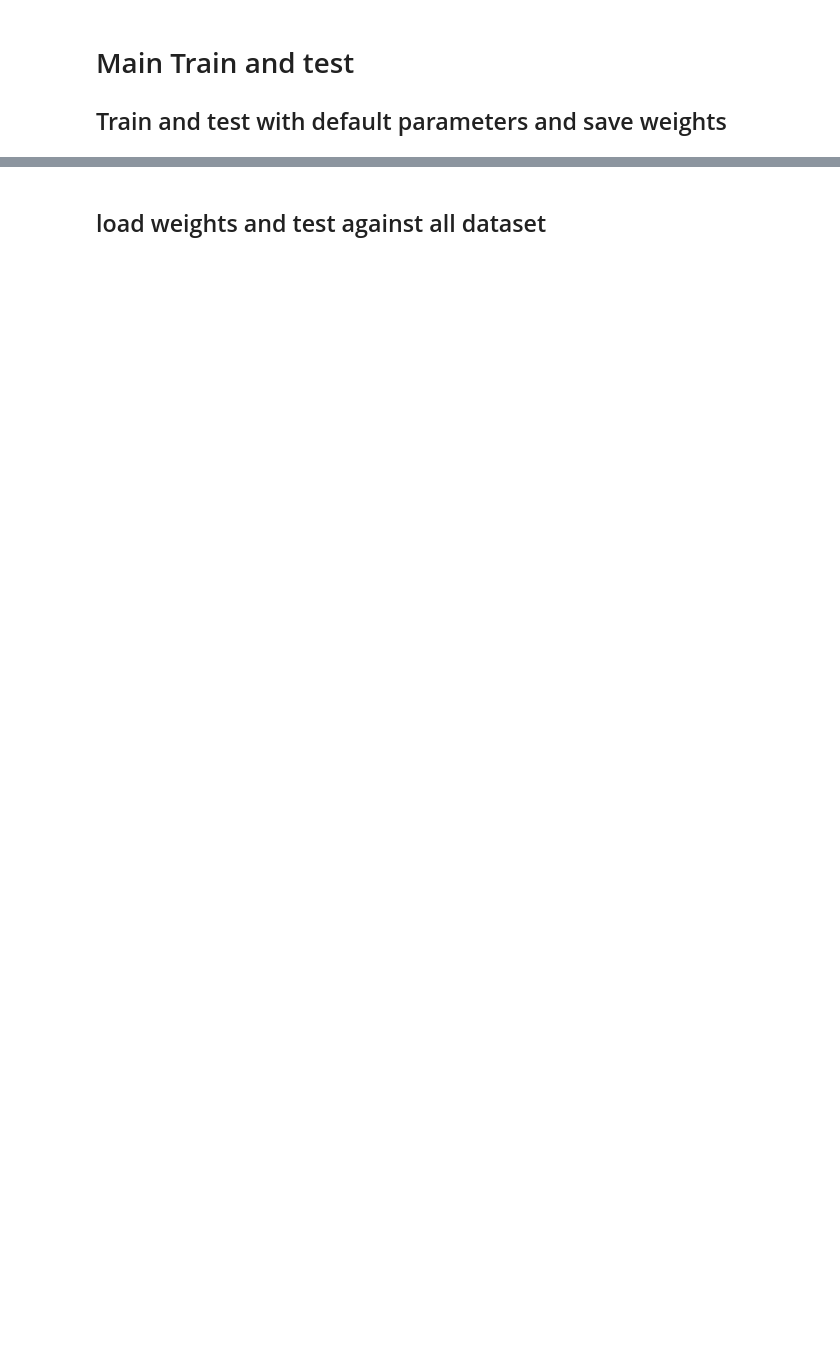
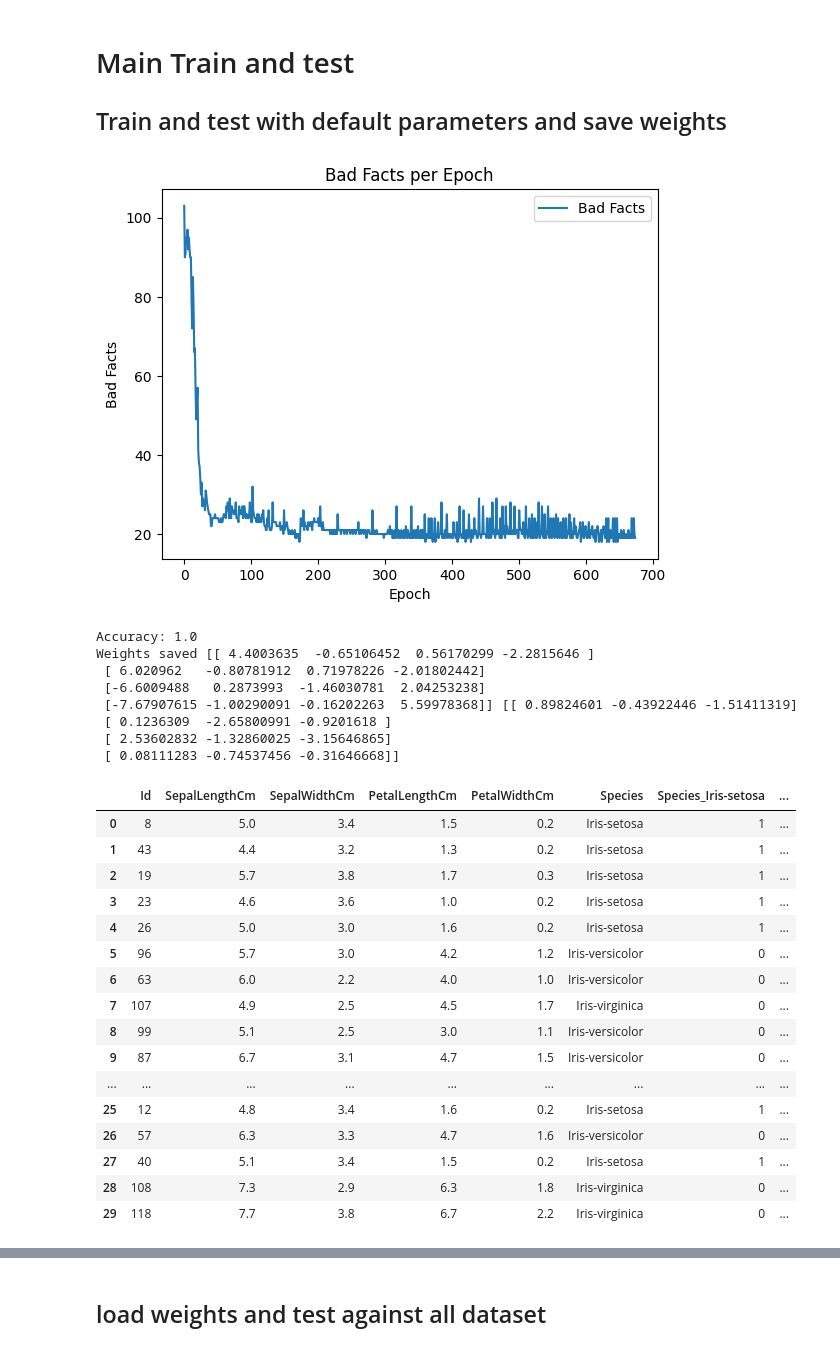
Before and after one commit to wayne1512/Iris-classification, a Jupyter notebook: Iris_classification_NN.ipynb, the cells around one changed output, grey strips where cells are left out. Saved outputs shown, nothing was run; the diff lists cells and outputs as text; code cells hidden in the pictures; blank space fills up the shorter version.

```diff
--- a/Iris_classification_NN.ipynb
+++ b/Iris_classification_NN.ipynb
@@ -327,10 +332,39 @@ def load_weights():
 
 ## Train and test with default parameters and save weights
 # %%
-init(p_layer1_activation_function="sigmoid",p_layer2_activation_function="softmax")
+init()
+print("shuffle_seed:",shuffle_seed)
 train()
 accuracy = test()
 
 print("Accuracy:",accuracy)
+save_weights()
 
-save_weights()
+testing_data
+# %% [output]
+[figure, added]
+Accuracy: 1.0
+Weights saved [[ 4.4003635  -0.65106452  0.56170299 -2.2815646 ]
+ [ 6.020962   -0.80781912  0.71978226 -2.01802442]
+ [-6.6009488   0.2873993  -1.46030781  2.04253238]
+ [-7.67907615 -1.00290091 -0.16202263  5.59978368]] [[ 0.89824601 -0.43922446 -1.51411319]
+ [ 0.1236309  -2.65800991 -0.9201618 ]
+ [ 2.53602832 -1.32860025 -3.15646865]
+ [ 0.08111283 -0.74537456 -0.31646668]]
+|  | Id | SepalLengthCm | SepalWidthCm | PetalLengthCm | PetalWidthCm | Species | Species_Iris-setosa | ... |
+| 0 | 8 | 5.0 | 3.4 | 1.5 | 0.2 | Iris-setosa | 1 | ... |
+| 1 | 43 | 4.4 | 3.2 | 1.3 | 0.2 | Iris-setosa | 1 | ... |
+| 2 | 19 | 5.7 | 3.8 | 1.7 | 0.3 | Iris-setosa | 1 | ... |
+| 3 | 23 | 4.6 | 3.6 | 1.0 | 0.2 | Iris-setosa | 1 | ... |
+| 4 | 26 | 5.0 | 3.0 | 1.6 | 0.2 | Iris-setosa | 1 | ... |
+| 5 | 96 | 5.7 | 3.0 | 4.2 | 1.2 | Iris-versicolor | 0 | ... |
+| 6 | 63 | 6.0 | 2.2 | 4.0 | 1.0 | Iris-versicolor | 0 | ... |
+| 7 | 107 | 4.9 | 2.5 | 4.5 | 1.7 | Iris-virginica | 0 | ... |
+| 8 | 99 | 5.1 | 2.5 | 3.0 | 1.1 | Iris-versicolor | 0 | ... |
+| 9 | 87 | 6.7 | 3.1 | 4.7 | 1.5 | Iris-versicolor | 0 | ... |
+| ... | ... | ... | ... | ... | ... | ... | ... | ... |
+| 25 | 12 | 4.8 | 3.4 | 1.6 | 0.2 | Iris-setosa | 1 | ... |
+| 26 | 57 | 6.3 | 3.3 | 4.7 | 1.6 | Iris-versicolor | 0 | ... |
+| 27 | 40 | 5.1 | 3.4 | 1.5 | 0.2 | Iris-setosa | 1 | ... |
+| 28 | 108 | 7.3 | 2.9 | 6.3 | 1.8 | Iris-virginica | 0 | ... |
+| 29 | 118 | 7.7 | 3.8 | 6.7 | 2.2 | Iris-virginica | 0 | ... |
```
Also changed, not shown: parts of 9 cells of this notebook, 1 other file.
